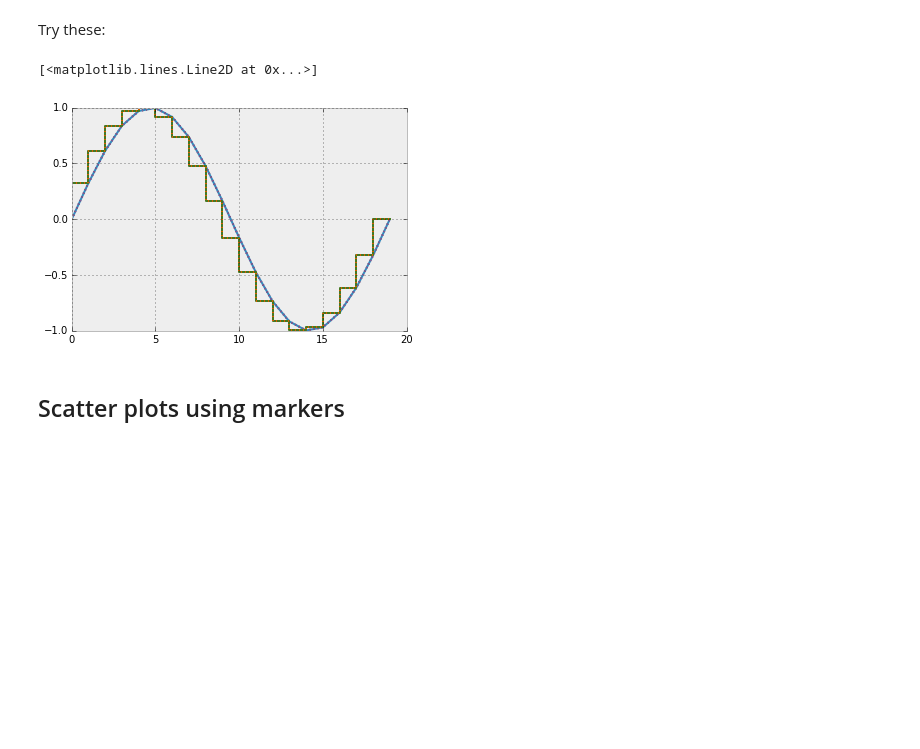
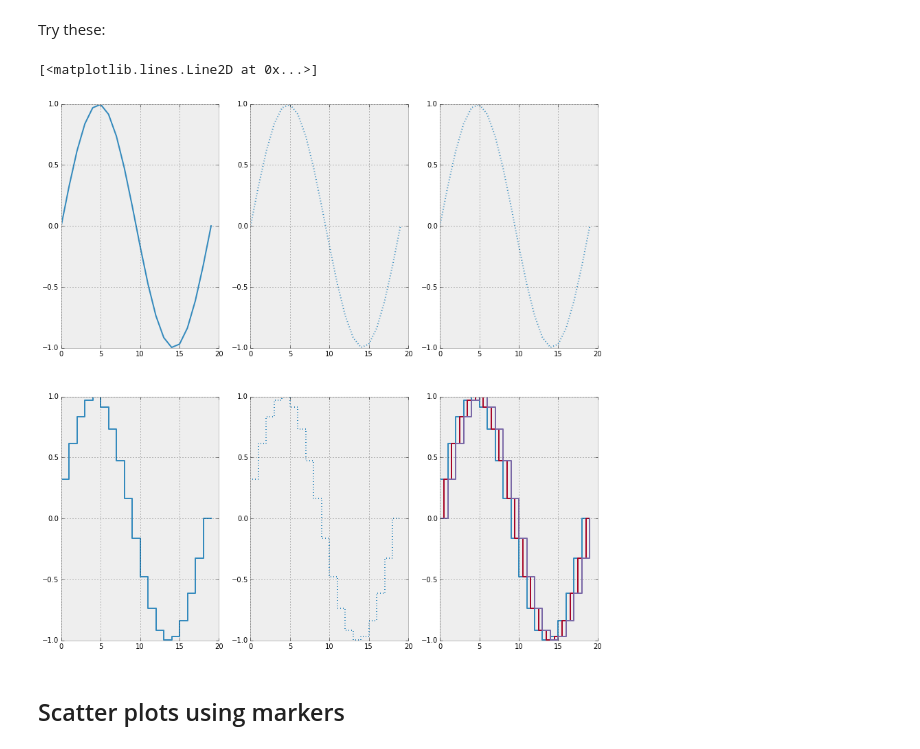
Before and after one commit to abostroem/2015-01-03-aas, a Jupyter notebook: intermediate/matplotlib/Plotting with matplotlib.ipynb, the cells around one changed output. Saved outputs shown, nothing was run; the diff lists cells and outputs as text; code cells hidden in the pictures; blank space fills up the shorter version.

```diff
--- a/intermediate/matplotlib/Plotting with matplotlib.ipynb
+++ b/intermediate/matplotlib/Plotting with matplotlib.ipynb
@@ -64,16 +64,19 @@ x = np.arange(20)
 # %% [markdown]
 Try these:
 # %%
-fig, ax = plt.subplots()
+fig, ax = plt.subplots(nrows=2, ncols=3, figsize=(14, 14))
 # plt.plot?
-ax.plot(x, y)
-ax.plot(x, y, ':')
-ax.plot(x, y, linestyle=':')
-ax.plot(x, y, linestyle='steps')
-ax.plot(x, y, linestyle='steps-pre:')
+ax[0][0].plot(x, y)
+ax[0][1].plot(x, y, ':')
+ax[0][2].plot(x, y, linestyle=':')
+ax[1][0].plot(x, y, linestyle='steps')
+ax[1][1].plot(x, y, linestyle='steps-pre:')
+ax[1][2].plot(x, y, linestyle='steps-pre-')
+ax[1][2].plot(x, y, linestyle='steps-mid-')
+ax[1][2].plot(x, y, linestyle='steps-post-')
 # %% [output]
 [<matplotlib.lines.Line2D at 0x...>]
-[figure, old version]
+[figure, new version]
 # %% [markdown]
 ## Scatter plots using markers
 # %% [markdown]
```
Also changed, not shown: parts of 3 cells of this notebook.
